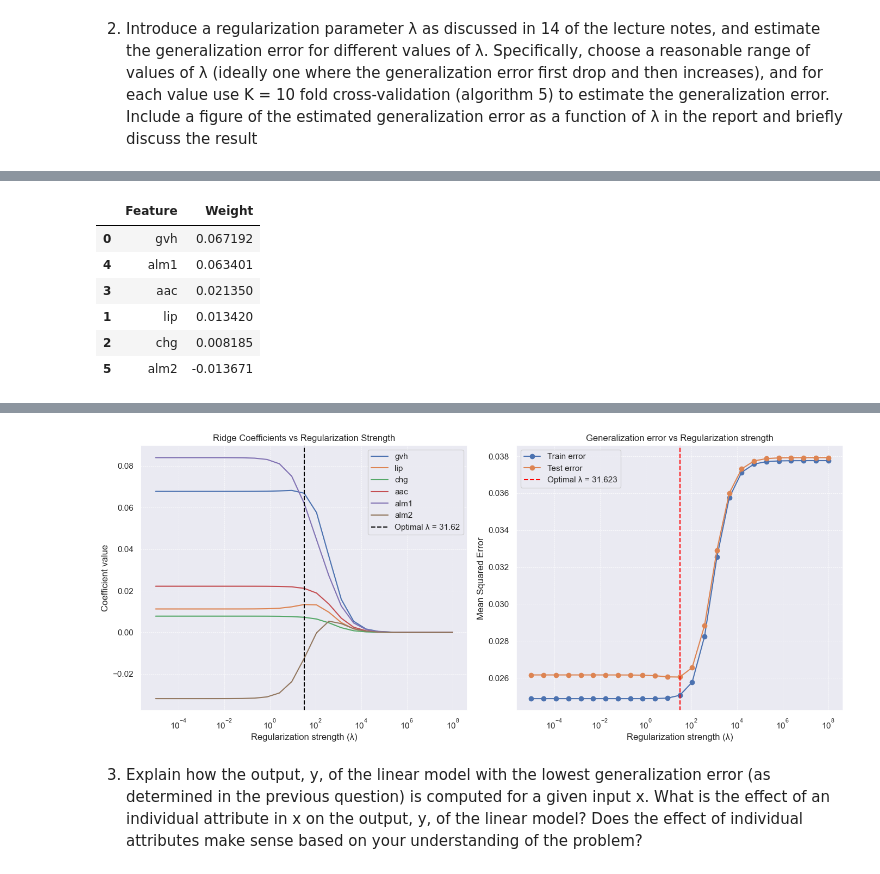
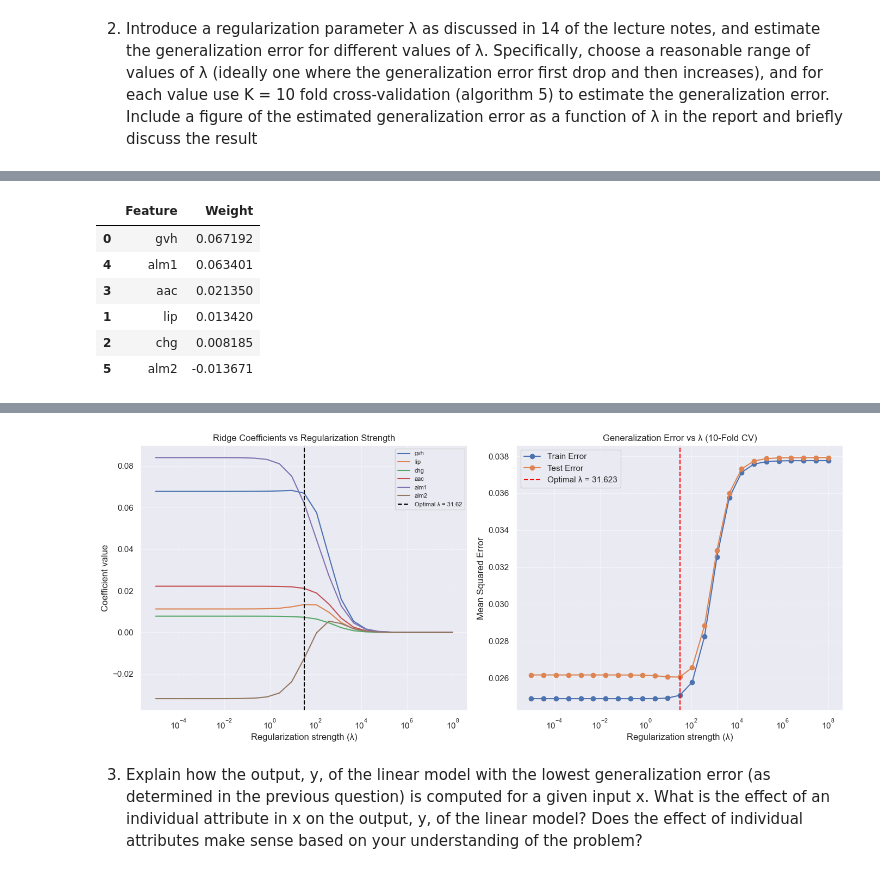
Before and after one commit to frejaroed/machine-learning-project-1, a Jupyter notebook: project_2/main_project_2.ipynb, the cells around one changed output, grey strips where cells are left out. Cells and saved outputs as stored; diff of their text form; code cells hidden in the pictures.

```diff
--- a/project_2/main_project_2.ipynb
+++ b/project_2/main_project_2.ipynb
@@ -301,30 +269,32 @@ ValueError: Number of targets and number of penalties do not correspond: 50 != 1
 # %%
+# --- Data setup ---
 X = X_scaled
-
-y = y.to_numpy()
 
 # Set random seed for reproducibility
 np.random.seed(1234)
 
-# Set up 10-fold cross-validation
+# Define 10-fold cross-validation
 K = 10
 kf = KFold(n_splits=K, shuffle=True, random_state=42)
 
-# Prepare storage
-train_errors = []
-test_errors = []
-coefficients = []  # store average coefficients across folds for each lambda
+# Define range of regularization strengths λ (log-spaced)
+lambdas = np.logspace(-5, 8, 25)
 
-# Loop over λ values
-for lam in lambdas:
+# Storage
+train_errors = np.zeros(len(lambdas))
+test_errors = np.zeros(len(lambdas))
+coefficients = np.zeros((len(lambdas), X.shape[1]))
+
+# --- Algorithm 5: K-fold CV for each λ ---
+for i, lam in enumerate(lambdas):
     ridge = Ridge(alpha=lam)
     fold_train_errors = []
     fold_test_errors = []
-    fold_coefs = []  # store coefficients for each fold
+    fold_coefs = []
 
-    for train_index, test_index in kf.split(X_scaled):
-        X_train, X_test = X_scaled[train_index], X_scaled[test_index]
-        y_train, y_test = y.iloc[train_index], y.iloc[test_index]
+    for train_idx, test_idx in kf.split(X):
+        X_train, X_test = X[train_idx], X[test_idx]
+        y_train, y_test = y[train_idx], y[test_idx]
 
         ridge.fit(X_train, y_train)
         y_train_pred = ridge.predict(X_train)
@@ -332,68 +302,57 @@ for lam in lambdas:
 
         fold_train_errors.append(mean_squared_error(y_train, y_train_pred))
         fold_test_errors.append(mean_squared_error(y_test, y_test_pred))
-        fold_coefs.append(ridge.coef_)  # save model weights for this fold
+        fold_coefs.append(ridge.coef_)
 
-    # Store mean errors and mean coefficients across folds
-    train_errors.append(np.mean(fold_train_errors))
-    test_errors.append(np.mean(fold_test_errors))
-    coefficients.append(np.mean(fold_coefs, axis=0))
+    # Store mean results across folds
+    train_errors[i] = np.mean(fold_train_errors)
+    test_errors[i] = np.mean(fold_test_errors)
+    coefficients[i, :] = np.mean(fold_coefs, axis=0)
 
-# Convert to numpy arrays
-train_errors = np.array(train_errors)
-test_errors = np.array(test_errors)
-coefficients = np.array(coefficients)
-
-# Find optimal λ (min test error)
+# --- Find optimal λ ---
 opt_idx = np.argmin(test_errors)
 opt_lambda = lambdas[opt_idx]
+opt_test_error = test_errors[opt_idx]
 
-# Refit model on full dataset using optimal λ
+# --- Refit on full dataset using optimal λ ---
 final_model = Ridge(alpha=opt_lambda)
-final_model.fit(X_scaled, y)
+final_model.fit(X, y)
 
-# Get feature names and coefficients
+# --- Display feature weights ---
 feature_names = df.drop(columns=['mcg', 'class', 'Sequence Name']).columns
-weights = final_model.coef_
-intercept = final_model.intercept_
-
-# Create DataFrame
 weights_df = pd.DataFrame({
     'Feature': feature_names,
-    'Weight': weights
+    'Weight': final_model.coef_
 }).sort_values(by='Weight', ascending=False)
 
-print("Intercept:", intercept)
+print(f"Optimal λ = {opt_lambda:.3f}")
+print(f"Test MSE (optimal λ) = {opt_test_error:.4f}")
 display(weights_df)
 
-print(f"Optimal λ = {opt_lambda:.3f}, Test MSE = {test_errors[opt_idx]:.4f}")
-
-# --- Create side-by-side plots ---
+# --- Visualization ---
 fig, axes = plt.subplots(1, 2, figsize=(14, 6))
 
-
-# Left: Coefficient Shrinkage
-for i, feature in enumerate(df.drop(columns=['mcg', 'class', 'Sequence Name']).columns):
+# Left: Coefficient shrinkage
+for i, feature in enumerate(feature_names):
     axes[0].semilogx(lambdas, coefficients[:, i], label=feature)
 
 axes[0].axvline(opt_lambda, color='black', linestyle='--', label=f"Optimal λ = {opt_lambda:.2f}")
 axes[0].set_xlabel("Regularization strength (λ)")
 axes[0].set_ylabel("Coefficient value")
 axes[0].set_title("Ridge Coefficients vs Regularization Strength")
-axes[0].legend(loc='best')
+axes[0].legend(fontsize=8)
 axes[0].grid(True, which="both", linestyle='--', linewidth=0.5)
 
-# Right: MSE vs Regularization Strength
-axes[1].semilogx(lambdas, train_errors, label="Train error", marker='o')
-axes[1].semilogx(lambdas, test_errors, label="Test error", marker='o')
+# Right: Train/Test MSE vs λ (Generalization Error)
+axes[1].semilogx(lambdas, train_errors, label="Train Error", marker='o')
+axes[1].semilogx(lambdas, test_errors, label="Test Error", marker='o')
 axes[1].axvline(opt_lambda, color='red', linestyle='--', label=f"Optimal λ = {opt_lambda:.3f}")
 axes[1].set_xlabel("Regularization strength (λ)")
 axes[1].set_ylabel("Mean Squared Error")
-axes[1].set_title("Generalization error vs Regularization strength")
+axes[1].set_title("Generalization Error vs λ (10-Fold CV)")
 axes[1].legend()
 axes[1].grid(True, which="both", linestyle='--', linewidth=0.5)
 
-
 plt.tight_layout()
 plt.show()
 # %% [output]
@@ -409,4 +368,4 @@ Optimal λ = 31.623, Test MSE = 0.0261
-[figure, old version]
+[figure, new version]
 # %% [markdown]
 3. Explain how the output, y, of the linear model with the lowest generalization error (as
 determined in the previous question) is computed for a given input x. What is the effect
```
Also changed, not shown: parts of 8 cells of this notebook.
